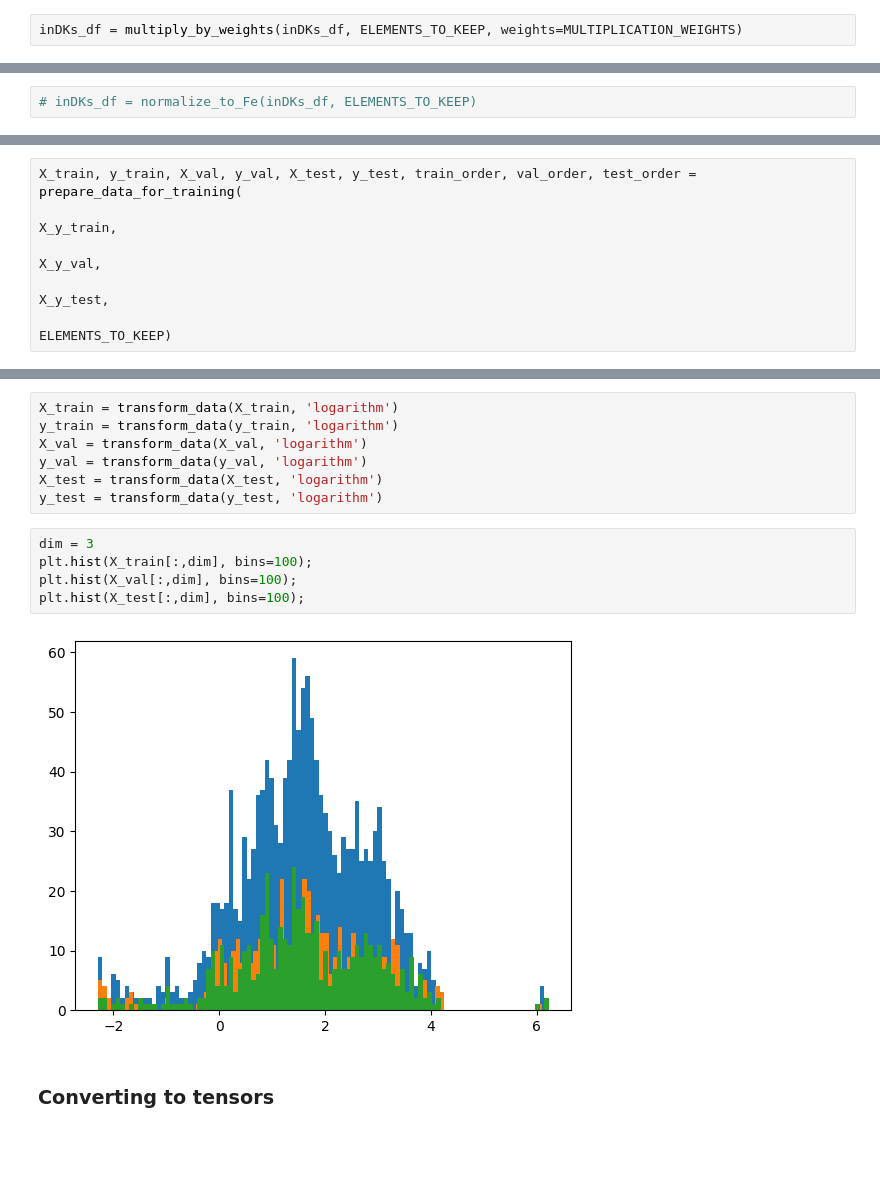
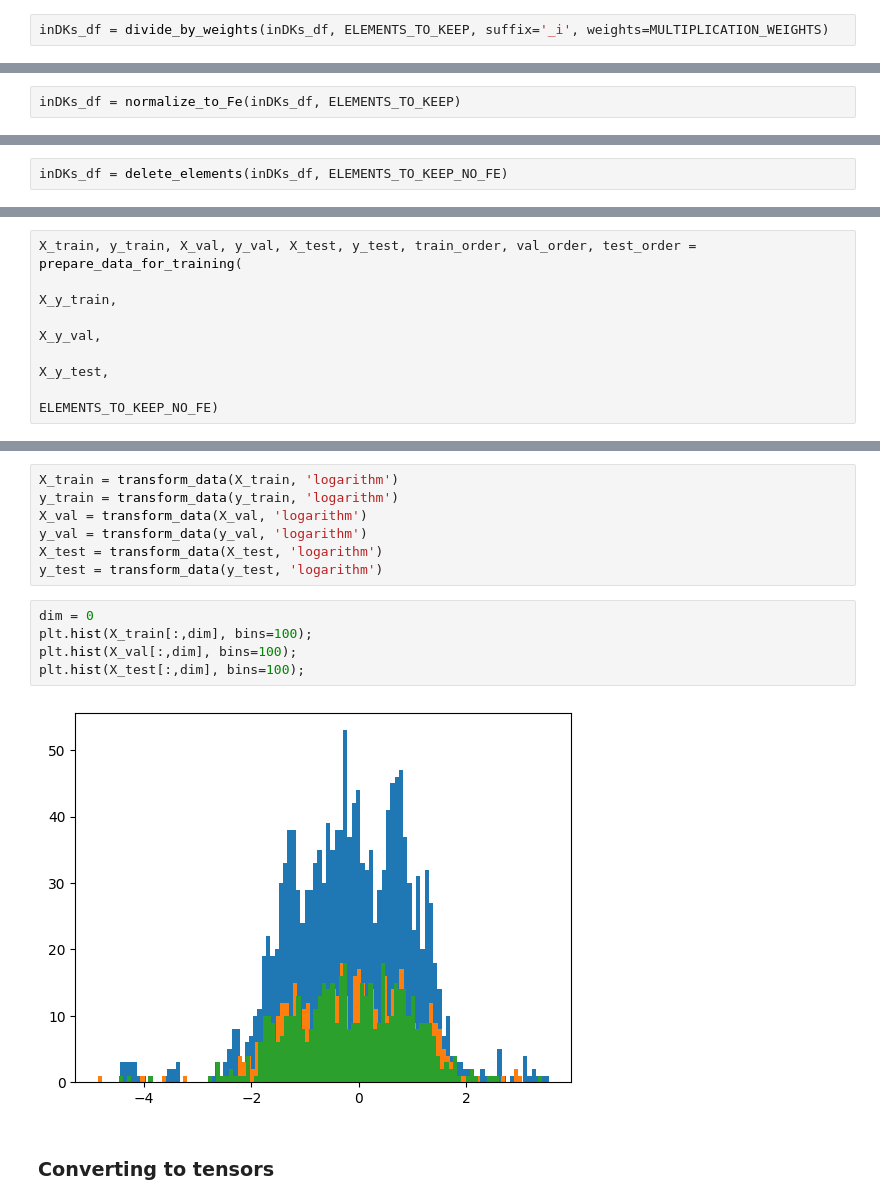
Before and after one commit to BDomzal/inks, a Jupyter notebook: notebooks/inks_nn_regression.ipynb, the cells around one changed output, grey strips where cells are left out. Saved outputs shown, nothing was run; the diff lists cells and outputs as text; blank space fills up the shorter version.

Commit message:
Changed preprocessing before network: dividing by weights to multiplying; added normalisation to Fe

```diff
--- a/notebooks/inks_nn_regression.ipynb
+++ b/notebooks/inks_nn_regression.ipynb
@@ -55,3 +56,3 @@ inDKs_df = set_negative_to_zero(inDKs_df, ELEMENTS_TO_KEEP)
 # %%
-inDKs_df = multiply_by_weights(inDKs_df, ELEMENTS_TO_KEEP, weights=MULTIPLICATION_WEIGHTS)
+inDKs_df = divide_by_weights(inDKs_df, ELEMENTS_TO_KEEP, suffix='_i', weights=MULTIPLICATION_WEIGHTS)
 # %% [markdown]
@@ -59,2 +60,2 @@ inDKs_df = multiply_by_weights(inDKs_df, ELEMENTS_TO_KEEP, weights=MULTIPLICATIO
 # %%
-# inDKs_df = normalize_to_Fe(inDKs_df, ELEMENTS_TO_KEEP)
+inDKs_df = normalize_to_Fe(inDKs_df, ELEMENTS_TO_KEEP)
@@ -61,3 +64,5 @@ inDKs_df = multiply_by_weights(inDKs_df, ELEMENTS_TO_KEEP, weights=MULTIPLICATIO
+# %%
+inDKs_df = delete_elements(inDKs_df, ELEMENTS_TO_KEEP_NO_FE)
 # %% [markdown]
 ### Train test split, datasets, dataloaders
 # %%
@@ -69,7 +74,7 @@ X_train, y_train, X_val, y_val, X_test, y_test, train_order, val_order, test_ord
                                                                                                                 X_y_train,
                                                                                                                 X_y_val,
                                                                                                                 X_y_test,
-                                                                                                                ELEMENTS_TO_KEEP)
+                                                                                                                ELEMENTS_TO_KEEP_NO_FE)
 # %% [markdown]
 ### Normalization / taking logarithm
 # %%
@@ -80,12 +85,12 @@ y_val = transform_data(y_val, 'logarithm')
 X_test = transform_data(X_test, 'logarithm')
 y_test = transform_data(y_test, 'logarithm')
 # %%
-dim = 3
+dim = 0
 plt.hist(X_train[:,dim], bins=100);
 plt.hist(X_val[:,dim], bins=100);
 plt.hist(X_test[:,dim], bins=100);
 # %% [output]
-[figure, old version]
+[figure, new version]
 # %% [markdown]
 ### Converting to tensors
 # %%
```
Also changed, not shown: parts of 30 cells of this notebook, 4 other files.
